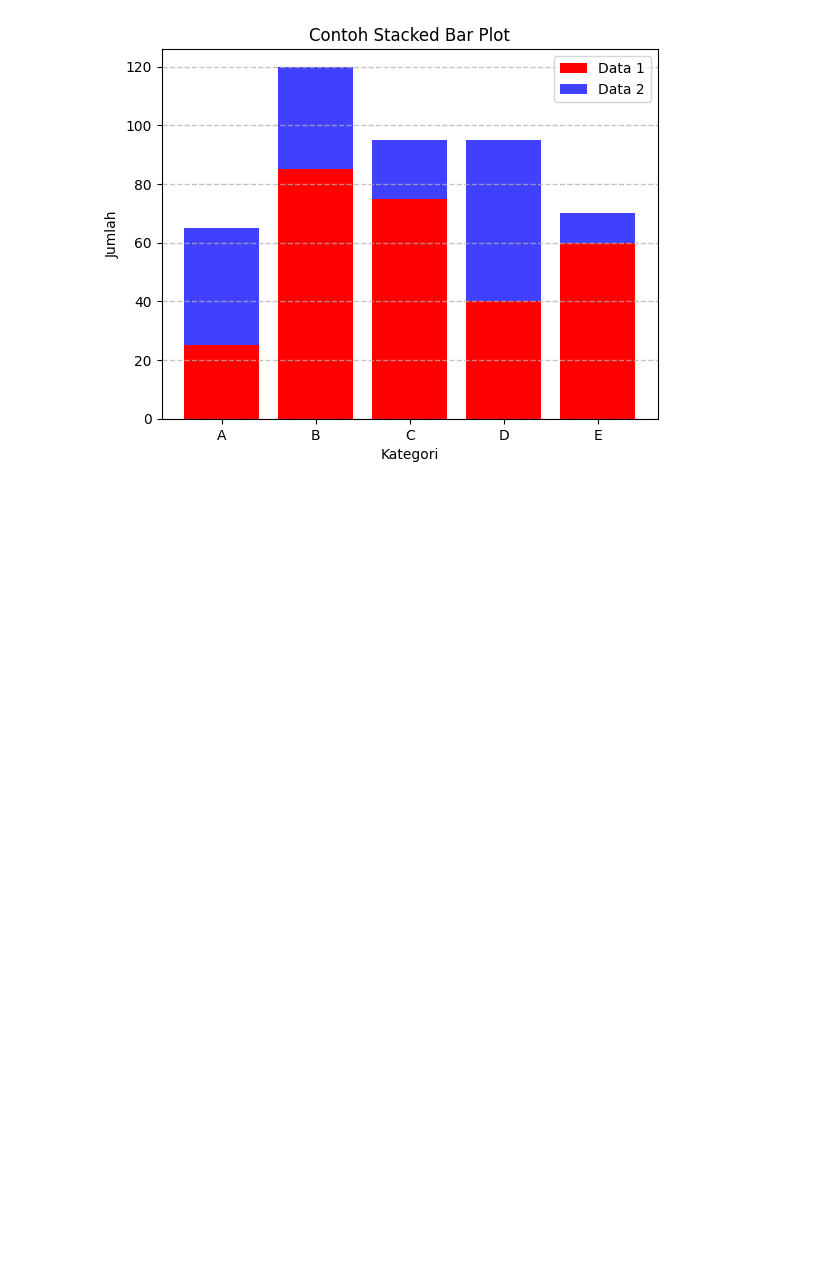
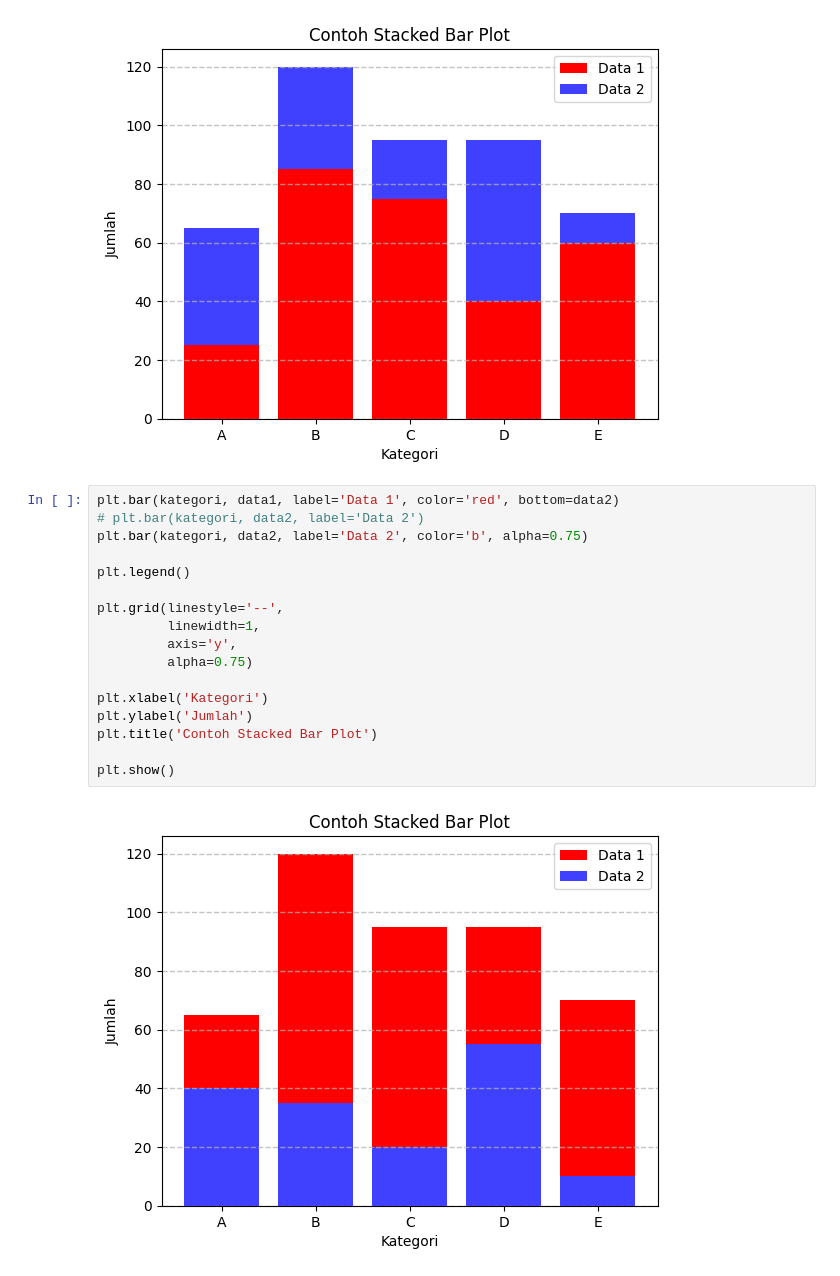
Before and after one commit to LatiefDataVisionary/matplotlib-with-indonesia-belajar, a Jupyter notebook: Matplotlib_05_Belajar_Bar_Plot_|_Bar_Chart_|_Belajar_Matplotlib_Dasar_|_Belajar_Visualisasi_Data.ipynb, the cells around one changed output. Saved outputs shown, nothing was run; the diff lists cells and outputs as text; blank space fills up the shorter version.

Commit message:
Stacked Bar Plot

```diff
--- a/Matplotlib_05_Belajar_Bar_Plot_|_Bar_Chart_|_Belajar_Matplotlib_Dasar_|_Belajar_Visualisasi_Data.ipynb
+++ b/Matplotlib_05_Belajar_Bar_Plot_|_Bar_Chart_|_Belajar_Matplotlib_Dasar_|_Belajar_Visualisasi_Data.ipynb
@@ -130,3 +130,22 @@ plt.title('Contoh Stacked Bar Plot')
 plt.show()
 # %% [output]
 [figure]
+# %%
+plt.bar(kategori, data1, label='Data 1', color='red', bottom=data2)
+# plt.bar(kategori, data2, label='Data 2')
+plt.bar(kategori, data2, label='Data 2', color='b', alpha=0.75)
+
+plt.legend()
+
+plt.grid(linestyle='--',
+         linewidth=1,
+         axis='y',
+         alpha=0.75)
+
+plt.xlabel('Kategori')
+plt.ylabel('Jumlah')
+plt.title('Contoh Stacked Bar Plot')
+
+plt.show()
+# %% [output]
+[figure, added]
```
Also changed, not shown: parts of 2 cells of this notebook.
